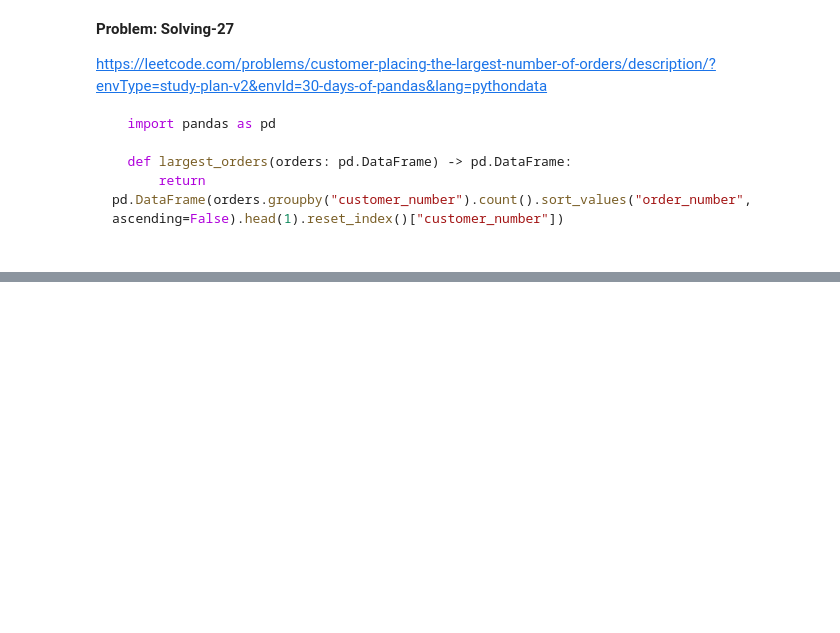
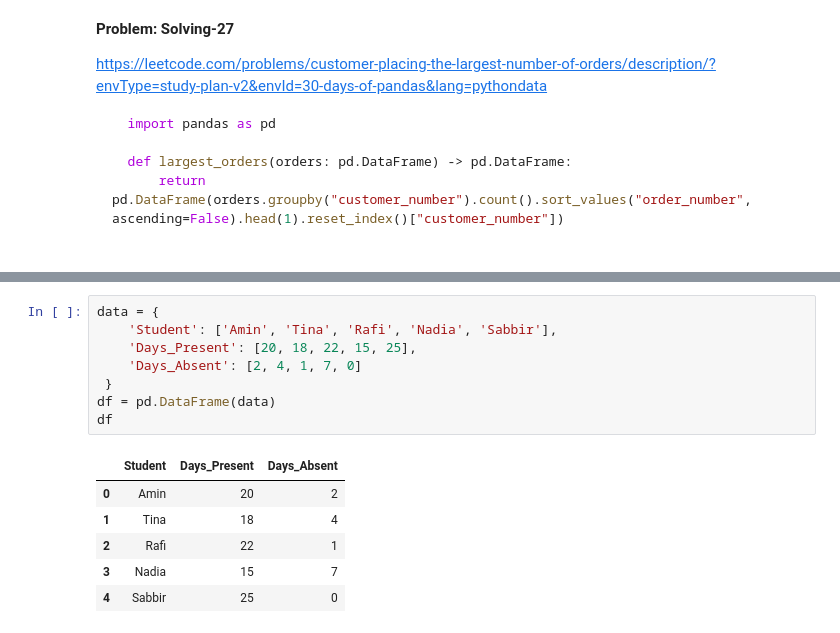
Before and after one commit to coderzaman/Data-Analysis-With-Pandas, a Jupyter notebook: Data_Analysis_With_Pandas.ipynb, the cells around one changed output, grey strips where cells are left out. Drawn from its saved outputs; the diff is of its cells as text; blank space fills up the shorter version.

```diff
--- a/Data_Analysis_With_Pandas.ipynb
+++ b/Data_Analysis_With_Pandas.ipynb
@@ -3392,0 +3561,15 @@ https://leetcode.com/problems/customer-placing-the-largest-number-of-orders/desc
+# %%
+data = {
+ 	'Student': ['Amin', 'Tina', 'Rafi', 'Nadia', 'Sabbir'],
+ 	'Days_Present': [20, 18, 22, 15, 25],
+ 	'Days_Absent': [2, 4, 1, 7, 0]
+ }
+df = pd.DataFrame(data)
+df
+# %% [output]
+|  | Student | Days_Present | Days_Absent |
+| 0 | Amin | 20 | 2 |
+| 1 | Tina | 18 | 4 |
+| 2 | Rafi | 22 | 1 |
+| 3 | Nadia | 15 | 7 |
+| 4 | Sabbir | 25 | 0 |
```
Also changed, not shown: parts of 25 cells of this notebook.
